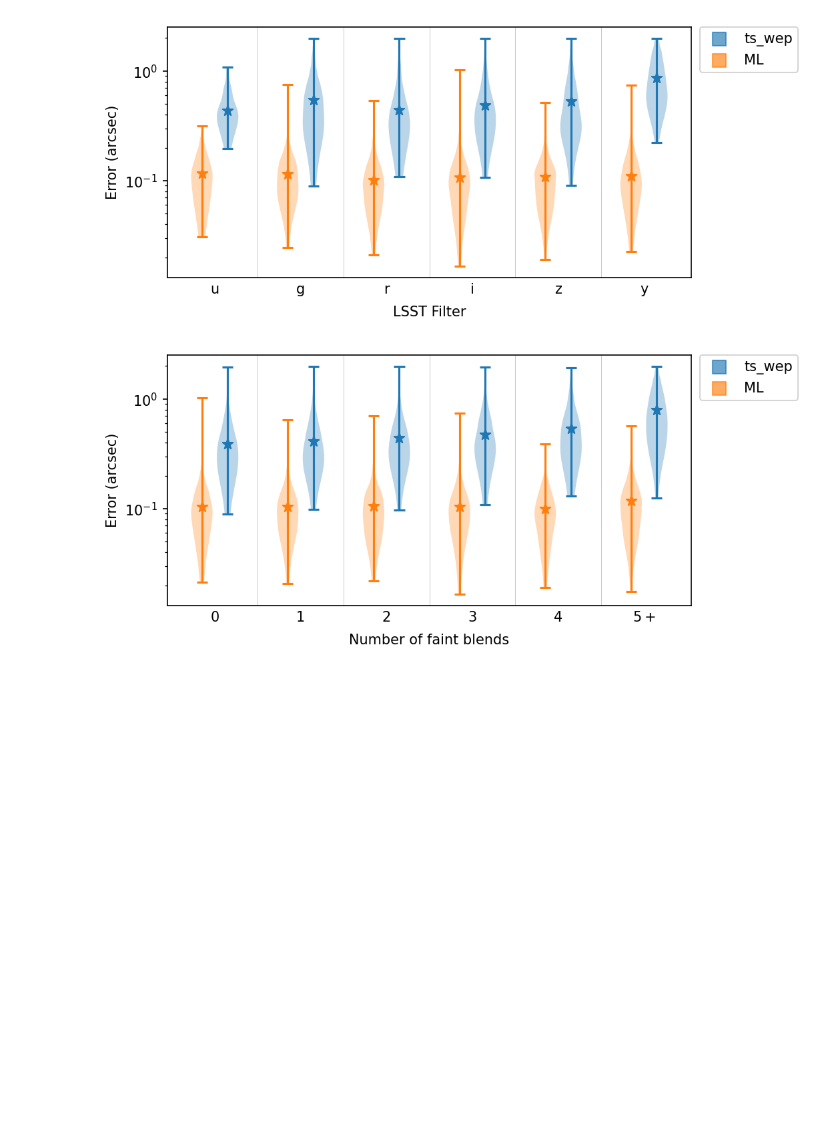
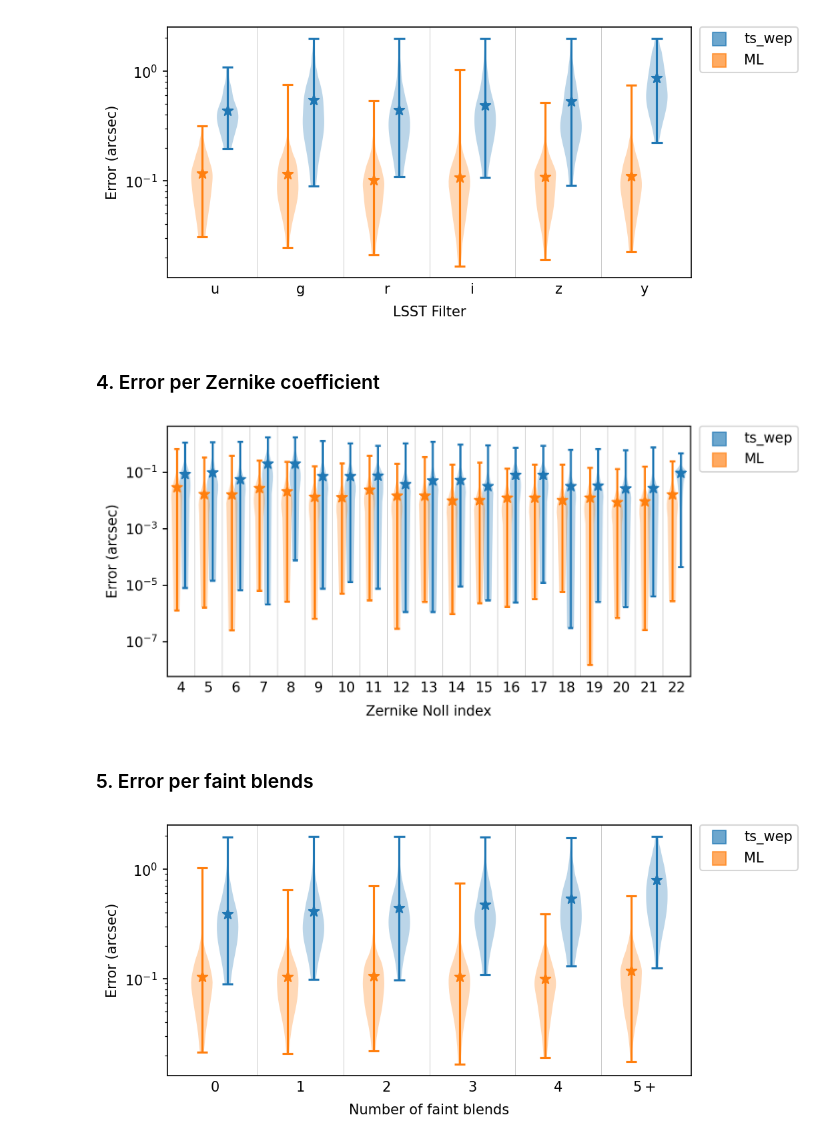
Before and after one commit to jfcrenshaw/donut-sims, a Jupyter notebook: notebooks/ml_vs_tswep_metrics.ipynb, the cells around one changed output. Cells and saved outputs as stored; diff of their text form; code cells hidden in the pictures; blank space fills up the shorter version.

Commit message:
Added plot with donuts and zernikes.

```diff
--- a/notebooks/ml_vs_tswep_metrics.ipynb
+++ b/notebooks/ml_vs_tswep_metrics.ipynb
@@ -196,5 +203,62 @@ fig.savefig("../figures/error_by_filter.png")
 # %% [output]
 [figure]
+# %% [markdown]
+### 4. Error per Zernike coefficient
+# %%
+# errors per zernike coefficient
+tswep_err_by_zk = np.sqrt(np.square(zk["tswep"] - zk["true"]))
+ml_err_by_zk = np.sqrt(np.square(zk["ml"] - zk["true"]))
+
+
+fig, (ax, leg) = plt.subplots(
+    1, 2, figsize=(7, 3), dpi=250, gridspec_kw={"width_ratios":[8, 1]}, constrained_layout=True
+)
+
+# create a violin plot of the errors per zernike coefficient
+positions = np.arange(4, 23)
+ax.violinplot(tswep_err_by_zk, positions=positions+0.15, widths=0.4)
+ax.violinplot(ml_err_by_zk, positions=positions-0.15, widths=0.4)
+
+# plot the medians as stars
+ax.scatter(
+    positions+0.15,
+    np.median(tswep_err_by_zk, axis=0),
+    marker="*",
+    s=60,
+)
+ax.scatter(
+    positions-0.15,
+    np.median(ml_err_by_zk, axis=0),
+    marker="*",
+    s=60,
+)
+
+# setup labels
+ax.set(
+    xlabel="Zernike Noll index",
+    xticks=positions,
+    xlim=(3.5, 22.5),
+    ylabel="Error (arcsec)",
+    yscale="log",
+)
+ax.xaxis.labelpad = 7
+ax.tick_params(axis="x", length=0)
+
+# silver lines between panels
+for i in positions[:-1]:
+    ax.axvline(i+0.5, c="silver", ls="-", lw=0.4, zorder=0)
+
+# create the legend
+leg.scatter([], [], c="C0", marker="s", s=100, alpha=0.65, label="ts_wep")
+leg.scatter([], [], c="C1", marker="s", s=100, alpha=0.65, label="ML")
+leg.legend(bbox_to_anchor=(1.04, 1), borderaxespad=0)
+leg.axis("off")
+
+plt.show()
+# %% [output]
+[figure, added]
+# %% [markdown]
+### 5. Error per faint blends
 # %%
 # sort the errors by faint blends
 nblends = np.max((meta["intra_faint_blends"], meta["extra_faint_blends"]), axis=0)
```
Also changed, not shown: parts of 19 cells of this notebook.
